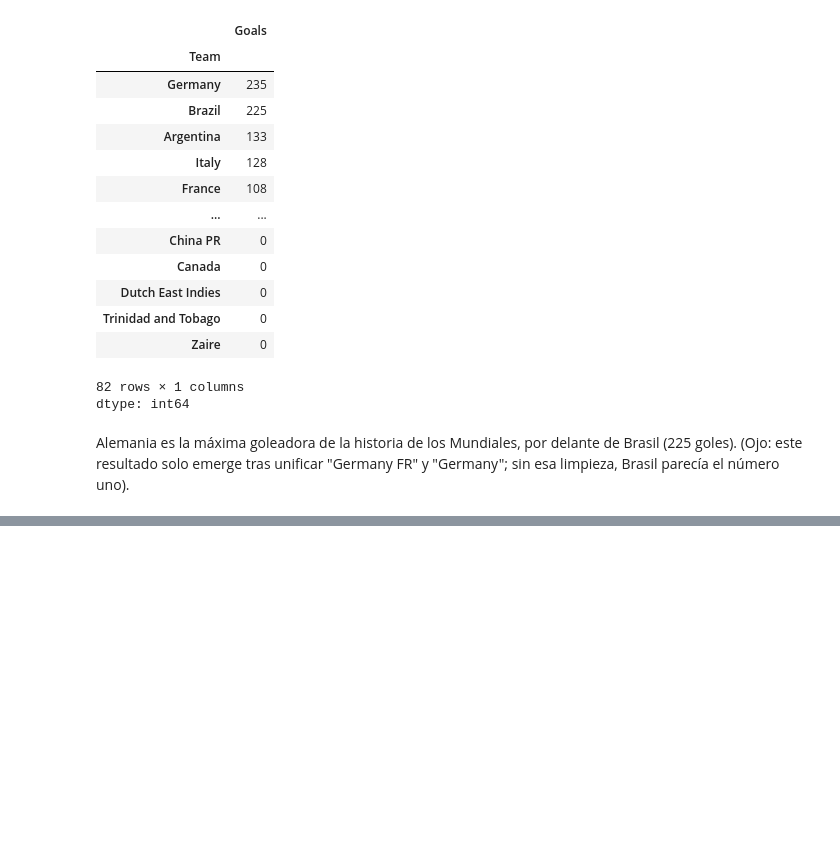
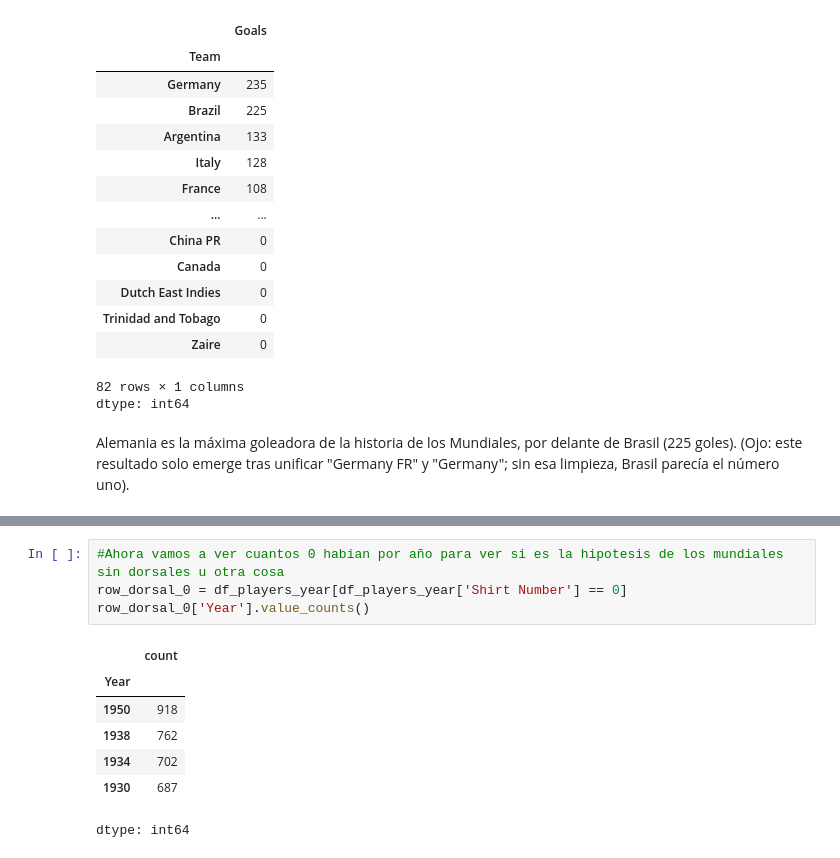
Before and after one commit to claudiocdc/fifa-world-cup-analysis, a Jupyter notebook: 01_Limpieza_Fifa_WorldCup.ipynb, the cells around one changed output, grey strips where cells are left out. Saved outputs shown, nothing was run; the diff lists cells and outputs as text; blank space fills up the shorter version.

```diff
--- a/01_Limpieza_Fifa_WorldCup.ipynb
+++ b/01_Limpieza_Fifa_WorldCup.ipynb
@@ -307,0 +391,12 @@ Alemania es la máxima goleadora de la historia de los Mundiales, por delante de
+# %%
+#Ahora vamos a ver cuantos 0 habian por año para ver si es la hipotesis de los mundiales sin dorsales u otra cosa
+row_dorsal_0 = df_players_year[df_players_year['Shirt Number'] == 0]
+row_dorsal_0['Year'].value_counts()
+# %% [output]
+|  | count |
+| Year |  |
+| 1950 | 918 |
+| 1938 | 762 |
+| 1934 | 702 |
+| 1930 | 687 |
+dtype: int64
```
Also changed, not shown: parts of 13 cells of this notebook.
